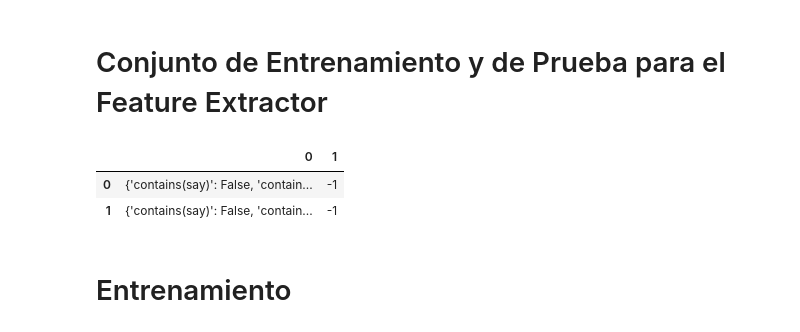
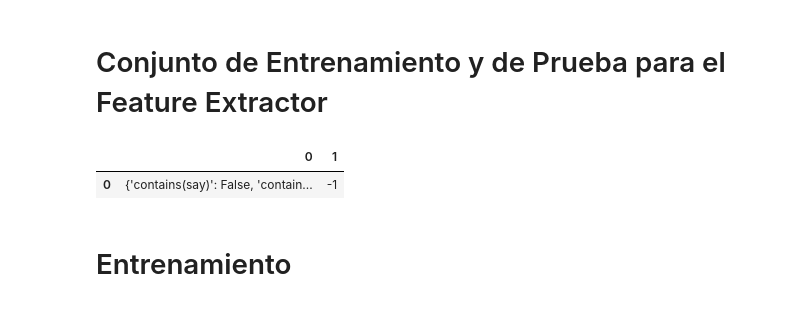
Before and after one commit to LuisLopez97/dashboardParametrizable, a Jupyter notebook: dashboard/backend/preprocesamiento/Feature Extraction y Upsampling.ipynb, the cells around one changed output. Drawn from its saved outputs; the diff is of its cells as text; code cells hidden in the pictures.

```diff
--- a/dashboard/backend/preprocesamiento/Feature Extraction y Upsampling.ipynb
+++ b/dashboard/backend/preprocesamiento/Feature Extraction y Upsampling.ipynb
@@ -137,11 +137,10 @@ test = test_set.values.tolist()
 train_feature_sets = [(document_features(str(d)), c) for (d,c) in train]
 test_feature_sets = [(document_features(str(d)), c) for (d,c) in test]
 # %%
-pd.DataFrame(train_feature_sets).head(2)
+pd.DataFrame(train_feature_sets).head(1)
 # %% [output]
 |  | 0 | 1 |
 | 0 | {'contains(say)': False, 'contain... | -1 |
-| 1 | {'contains(say)': False, 'contain... | -1 |
 # %% [markdown]
 # Entrenamiento
 # %%
```
Also changed, not shown: parts of 2 cells of this notebook, 3 other files.
